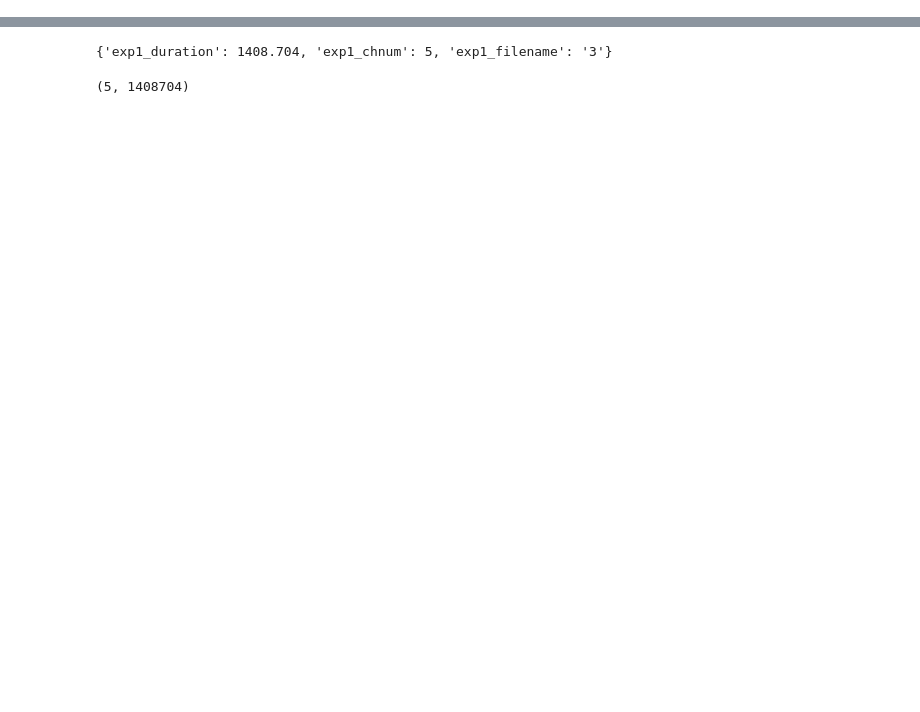
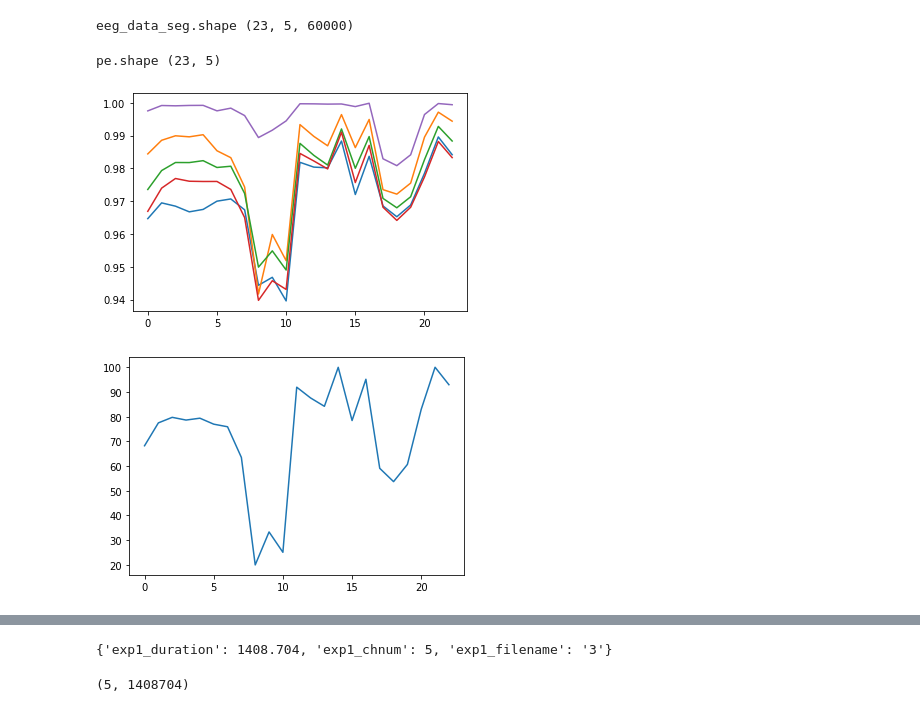
Before and after one commit to holdmeplease/BIS_EEG, a Jupyter notebook: data_process_changgung.ipynb, the cells around one changed output, grey strips where cells are left out. Saved outputs shown, nothing was run; the diff lists cells and outputs as text; code cells hidden in the pictures; blank space fills up the shorter version.

```diff
--- a/data_process_changgung.ipynb
+++ b/data_process_changgung.ipynb
@@ -295,0 +122,22 @@ print('SE = ', ant.sample_entropy(x))
+# %%
+# get eeg start time and end time
+def get_eeg_time(path_root, exp):
+    eeg_start_time = []
+    eeg_end_time = []
+    for i in range(len(exp)):
+        with open('{}/{}/info.txt'.format(path_root, exp[i]), 'r') as f:
+            for line in f.readlines():
+                line = line.strip('\n')
+                if '开始时间' in line:
+                    eeg_start_time.append(line[-20:-1])
+                    break
+        with open('{}/{}/info.txt'.format(path_root, exp[i]), 'r') as f:
+            for line in f.readlines():
+                line = line.strip('\n')
+                if '结束时间' in line:
+                    eeg_end_time.append(line[-20:-1])
+                    break
+    return eeg_start_time, eeg_end_time
+eeg_start_time, eeg_end_time = get_eeg_time(path_root, exp)
+print('eeg_start_time', eeg_start_time)
+print('eeg_end_time', eeg_end_time)
@@ -295,0 +173,13 @@ print('SE = ', ant.sample_entropy(x))
+# %%
+def draw_eeg_psd(raw, ch_names, exp):
+    # fig, ax = plt.subplots(figsize=(6, 6))
+    raw.plot(duration=50, remove_dc=False, scalings='auto')
+
+    fig, ax = plt.subplots(figsize=(8, 4))
+    raw.plot_psd(fmax=499, average=True, ax=ax)
+    fig.savefig('./figs/4.28/exp{}_psd.png'.format(exp), dpi=300)
+
+    for c in ch_names:
+        fig, ax = plt.subplots(figsize=(8, 4))
+        raw.plot_psd(fmax=499, average=False, picks=[c], ax=ax)
+        # fig.savefig('./figs/4.24/exp{}_psd_ch{}.png'.format(i, c), dpi=300)
@@ -295,0 +533,15 @@ print('SE = ', ant.sample_entropy(x))
+# %%
+
+eeg_data = eeg_segment(eeg, fs, seg_length=60)
+# %% [output]
+eeg_data_seg.shape (23, 5, 60000)
+# %%
+
+pe = get_pe(eeg_data)
+pe_draw = draw_scale(x=pe, draw_max=100, draw_min=20)
+plt.plot(pe_draw)
+plt.show()
+# %% [output]
+pe.shape (23, 5)
+[figure, added]
+[figure, added]
```
Also changed, not shown: parts of 42 cells of this notebook.
